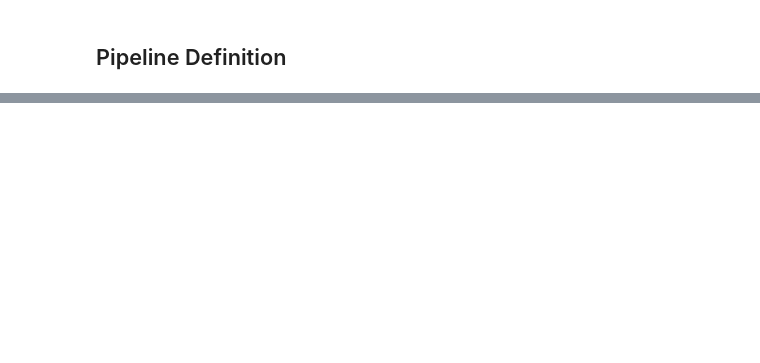
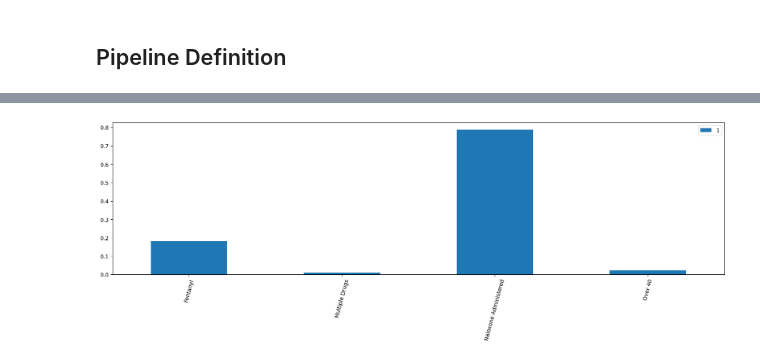
Before and after one commit to Joeyloganpython/Capstone, a Jupyter notebook: ML/Classification_joey_start.ipynb, the cells around one changed output, grey strips where cells are left out. Saved outputs shown, nothing was run; the diff lists cells and outputs as text; code cells hidden in the pictures; blank space fills up the shorter version.

```diff
--- a/ML/Classification_joey_start.ipynb
+++ b/ML/Classification_joey_start.ipynb
@@ -390,0 +202,3 @@ importances.sort_values(by='Gini-importance').plot(kind='bar', rot=75, figsize =
+# %%
+# Logistic Regression
+lr_model.fit(X_train,y_train)
@@ -390,0 +208,3 @@ importances.sort_values(by='Gini-importance').plot(kind='bar', rot=75, figsize =
+# %%
+# Decision Tree
+dt_model.fit(X_train,y_train)
@@ -390,0 +531,4 @@ importances.sort_values(by='Gini-importance').plot(kind='bar', rot=75, figsize =
+# %%
+plot_importance(X, y, dt_model, rot = 75, figsize = (20,5))
+# %% [output]
+[figure, added]
```
Also changed, not shown: parts of 76 cells of this notebook.
